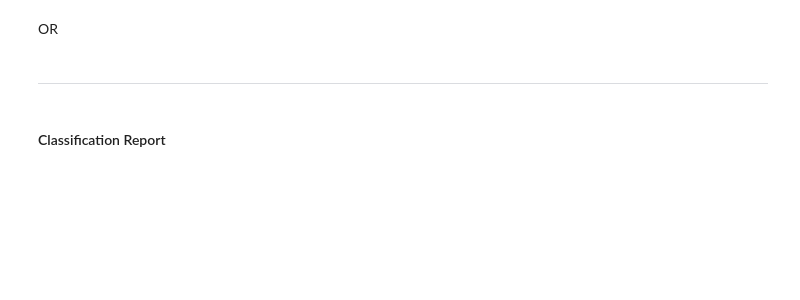
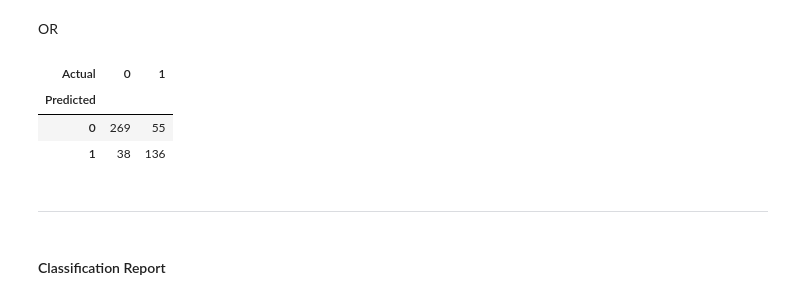
Before and after one commit to faithkane3/classification, a Jupyter notebook: classification_review.ipynb, the cells around one changed output. Saved outputs shown, nothing was run; the diff lists cells and outputs as text; code cells hidden in the pictures; blank space fills up the shorter version.

```diff
--- a/classification_review.ipynb
+++ b/classification_review.ipynb
@@ -1337,11 +1430,16 @@ plt.show()
 # %% [markdown]
 OR
 # %%
-pd.crosstab(index=eval_df.yhat,
-            columns=eval_df.actual,
+pd.crosstab(index=train_eval_df.yhat,
+            columns=train_eval_df.actual,
             rownames=['Predicted'],
             colnames=['Actual'],
             margins_name="Total")
+# %% [output]
+| Actual | 0 | 1 |
+| Predicted |  |  |
+| 0 | 269 | 55 |
+| 1 | 38 | 136 |
 # %% [markdown]
 ___
 # %% [markdown]
```
Also changed, not shown: parts of 28 cells of this notebook.
